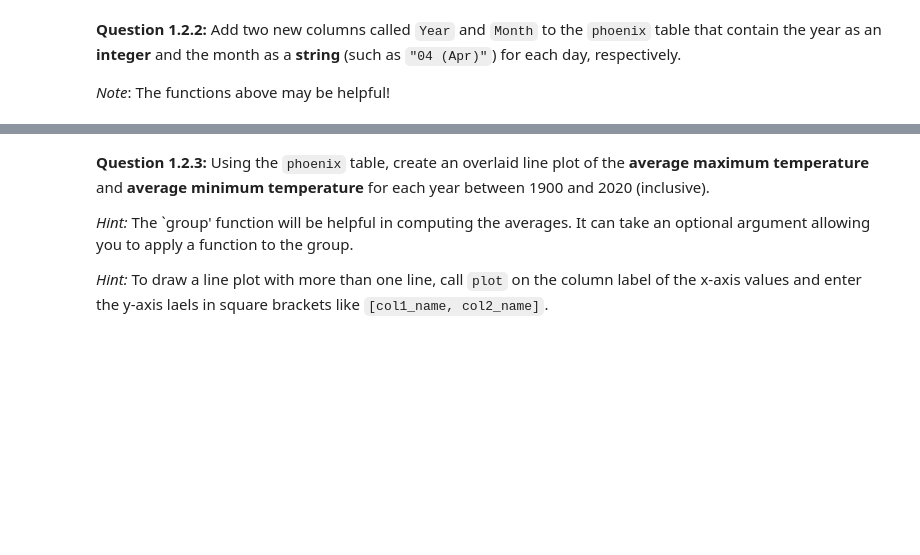
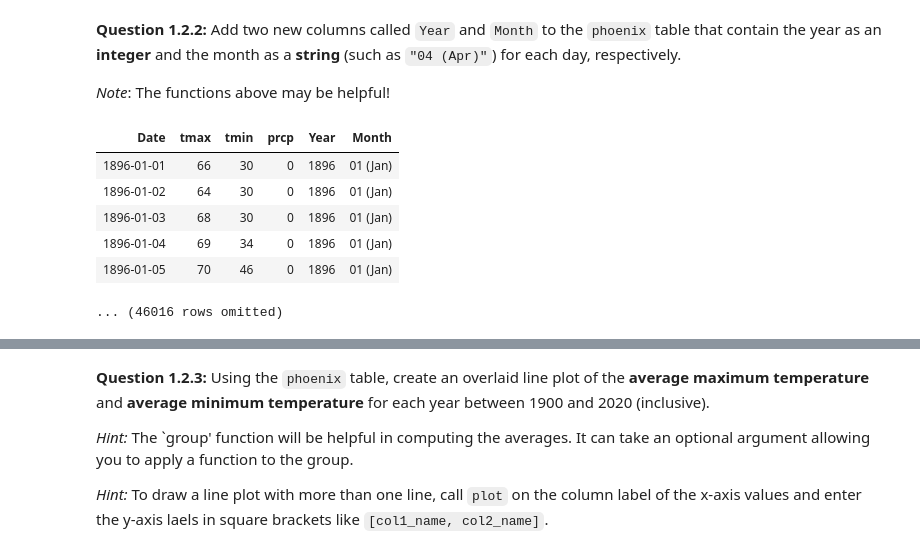
Before and after one commit to MRowe13/24-fall-data1350, a Jupyter notebook: Projects/project2/project2.ipynb, the cells around one changed output, grey strips where cells are left out. Drawn from its saved outputs; the diff is of its cells as text; code cells hidden in the pictures; blank space fills up the shorter version.

```diff
--- a/Projects/project2/project2.ipynb
+++ b/Projects/project2/project2.ipynb
@@ -237,9 +238,17 @@ print('2022-04-01 has year', extract_year_from_date('2022-04-01'),
 
 *Note*: The functions above may be helpful!
 # %%
-years_array = ...
-months_array = ...
-...
+years_array = phoenix.apply(extract_year_from_date,'Date')
+months_array = phoenix.apply(extract_month_from_date,'Date')
+phoenix=phoenix.with_columns('Year',years_array,'Month',months_array)
 phoenix.show(5)
+# %% [output]
+| Date | tmax | tmin | prcp | Year | Month |
+| 1896-01-01 | 66 | 30 | 0 | 1896 | 01 (Jan) |
+| 1896-01-02 | 64 | 30 | 0 | 1896 | 01 (Jan) |
+| 1896-01-03 | 68 | 30 | 0 | 1896 | 01 (Jan) |
+| 1896-01-04 | 69 | 34 | 0 | 1896 | 01 (Jan) |
+| 1896-01-05 | 70 | 46 | 0 | 1896 | 01 (Jan) |
+... (46016 rows omitted)
 # %%
 grader.check("q1_2_2")
```
Also changed, not shown: parts of 3 cells of this notebook, 1 other file.
